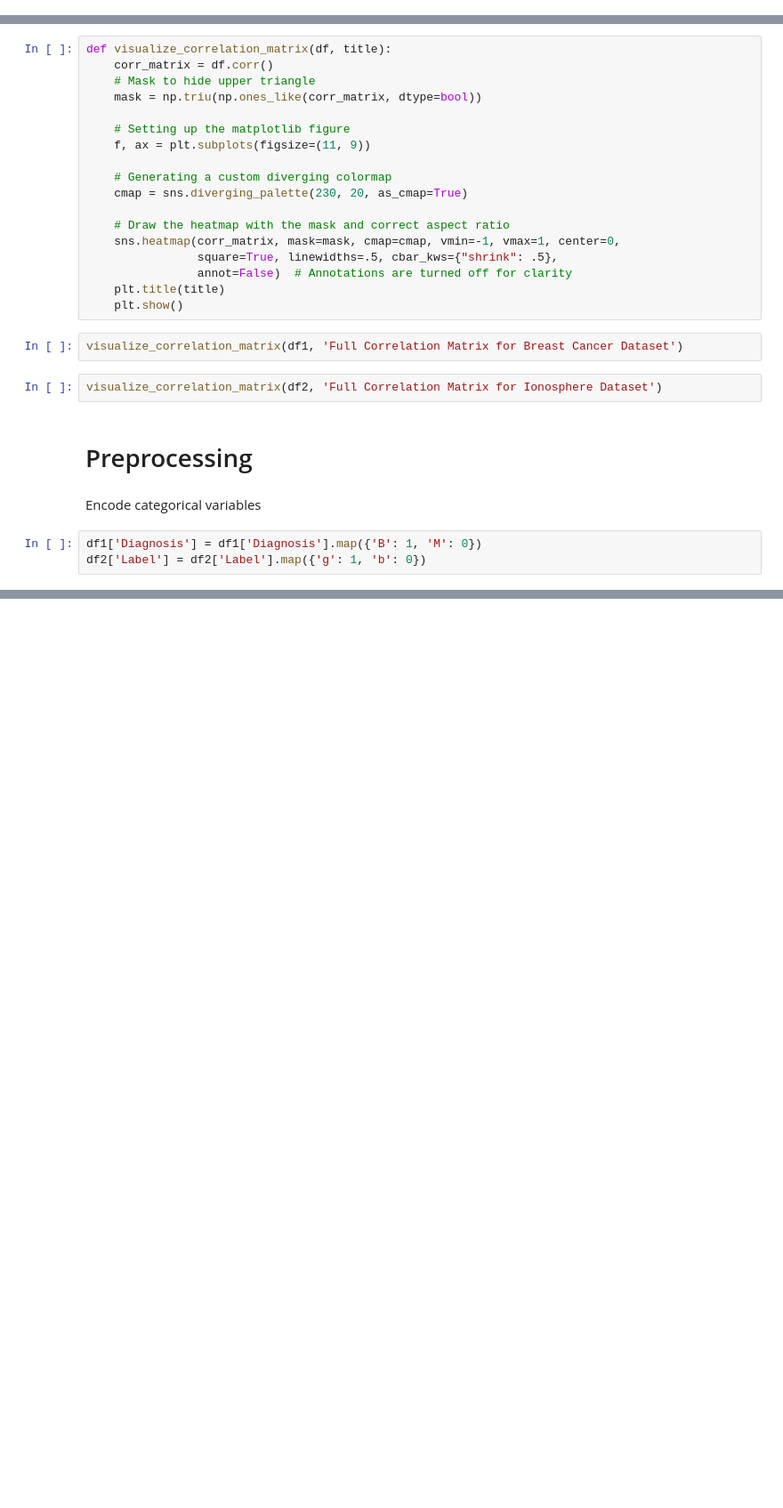
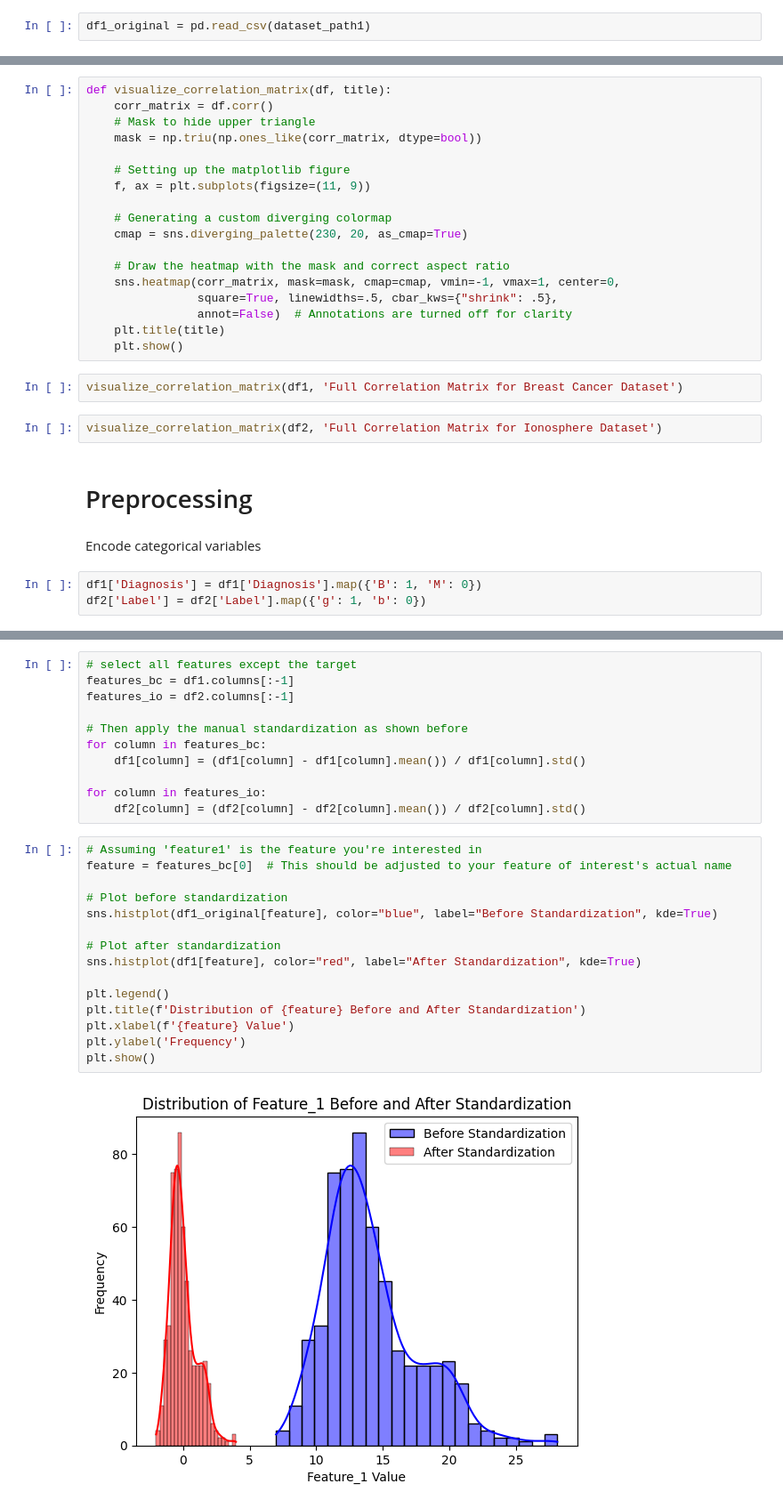
Before and after one commit to negjafari/logistic-regression, a Jupyter notebook: logistic_regression.ipynb, the cells around one changed output, grey strips where cells are left out. Shown at 89% size. Drawn from its saved outputs; the diff is of its cells as text; blank space fills up the shorter version.

```diff
--- a/logistic_regression.ipynb
+++ b/logistic_regression.ipynb
@@ -16,6 +16,8 @@ df1 = pd.read_csv(dataset_path1)
 
 dataset_path2 = '/content/drive/MyDrive/logistic regression dataset/ionosphere_modified.csv'
 df2 = pd.read_csv(dataset_path2)
+# %%
+df1_original = pd.read_csv(dataset_path1)
 # %% [markdown]
 # Dataset Analysis
 # %%
@@ -109,0 +144,28 @@ df2['Label'] = df2['Label'].map({'g': 1, 'b': 0})
+# %%
+# select all features except the target
+features_bc = df1.columns[:-1]
+features_io = df2.columns[:-1]
+
+# Then apply the manual standardization as shown before
+for column in features_bc:
+    df1[column] = (df1[column] - df1[column].mean()) / df1[column].std()
+
+for column in features_io:
+    df2[column] = (df2[column] - df2[column].mean()) / df2[column].std()
+# %%
+# Assuming 'feature1' is the feature you're interested in
+feature = features_bc[0]  # This should be adjusted to your feature of interest's actual name
+
+# Plot before standardization
+sns.histplot(df1_original[feature], color="blue", label="Before Standardization", kde=True)
+
+# Plot after standardization
+sns.histplot(df1[feature], color="red", label="After Standardization", kde=True)
+
+plt.legend()
+plt.title(f'Distribution of {feature} Before and After Standardization')
+plt.xlabel(f'{feature} Value')
+plt.ylabel('Frequency')
+plt.show()
+# %% [output]
+[figure, added]
```
Also changed, not shown: parts of 15 cells of this notebook, 1 other file.
